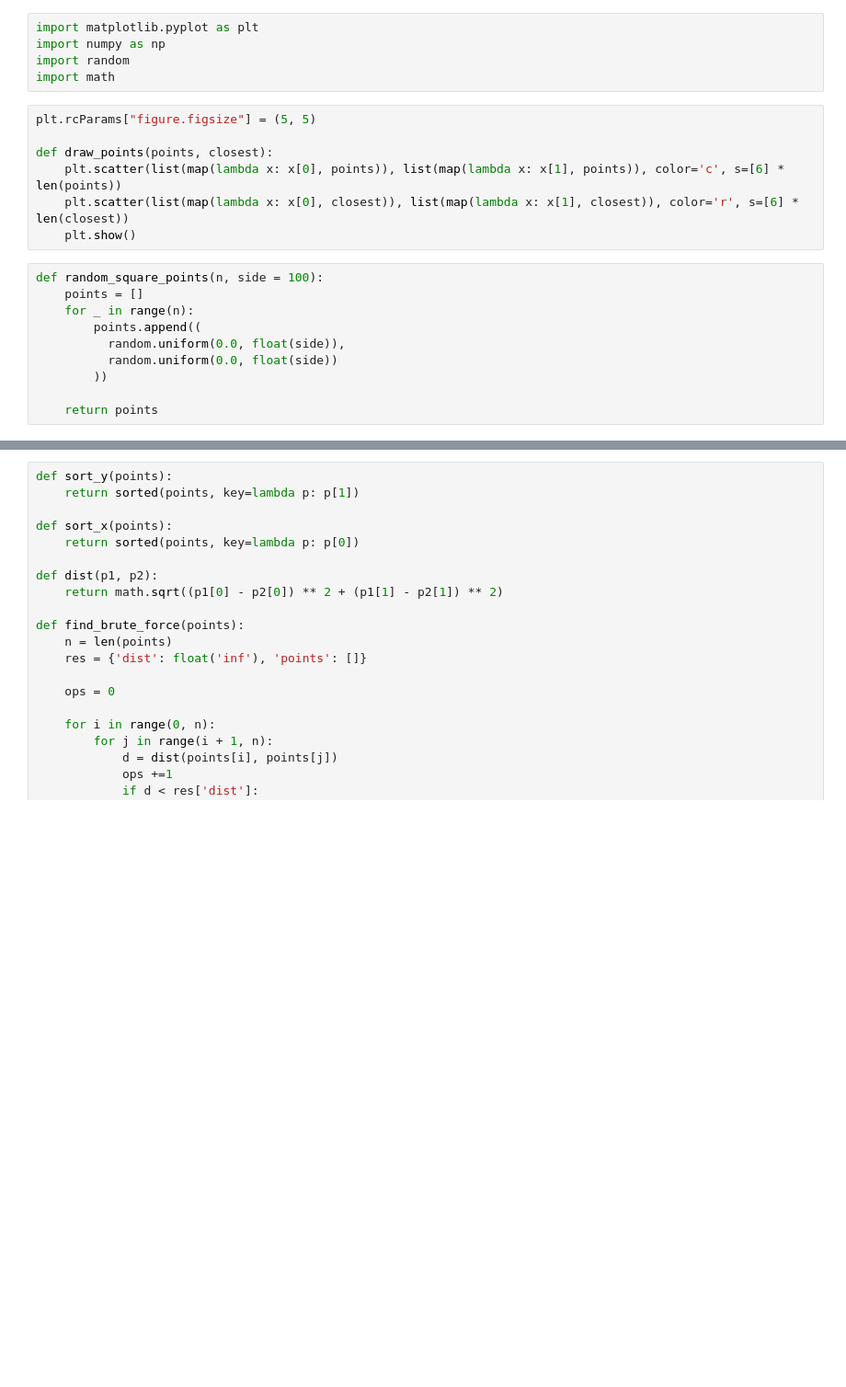
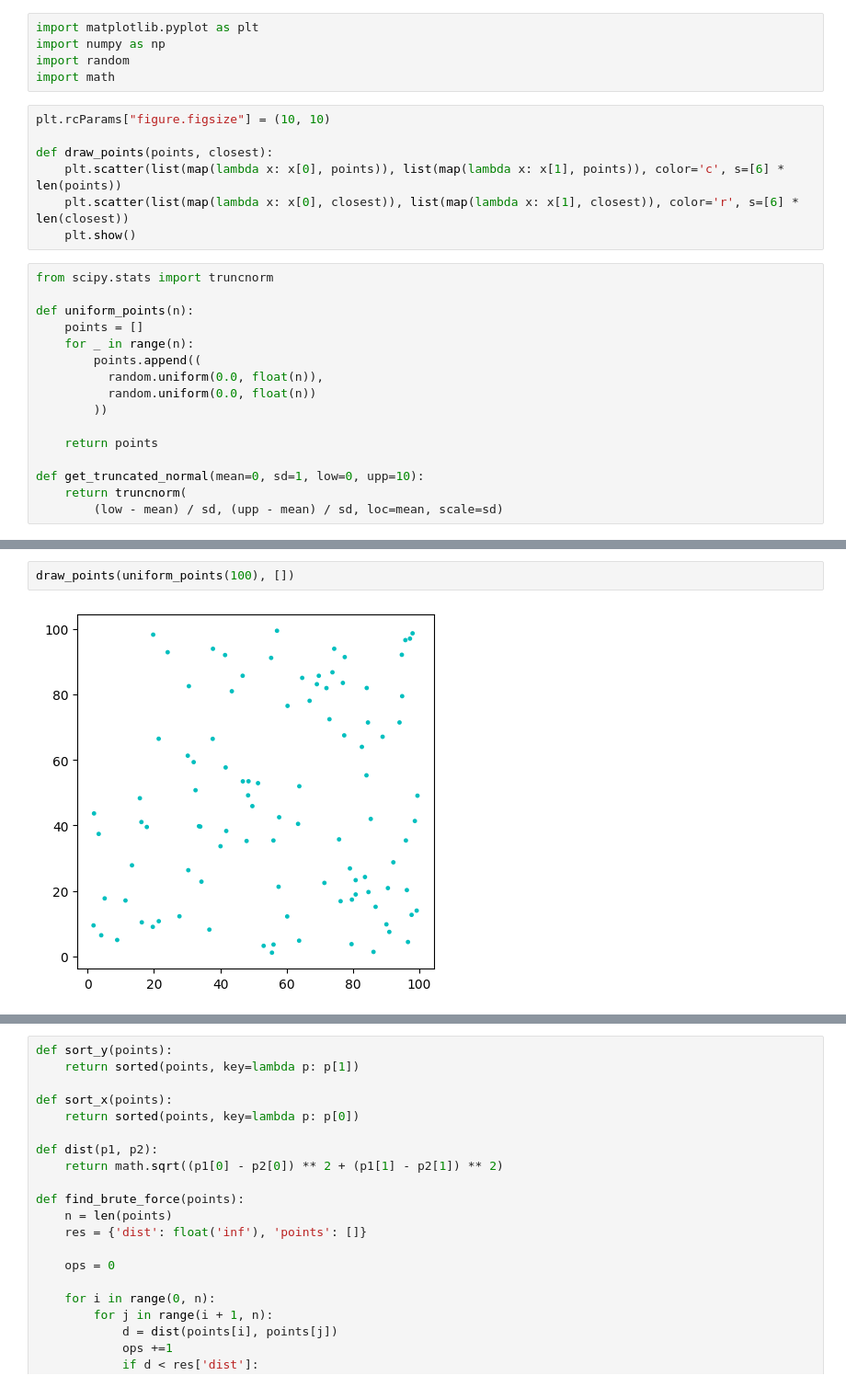
Before and after one commit to yurtsiv/pwr, a Jupyter notebook: masters/semester-2/mpa/lab5/Lab 5.ipynb, the cells around one changed output, grey strips where cells are left out. Shown at 92% size. Saved outputs shown, nothing was run; the diff lists cells and outputs as text; blank space fills up the shorter version.

```diff
--- a/masters/semester-2/mpa/lab5/Lab 5.ipynb
+++ b/masters/semester-2/mpa/lab5/Lab 5.ipynb
@@ -4,19 +4,25 @@ import numpy as np
 import random
 import math
 # %%
-plt.rcParams["figure.figsize"] = (5, 5)
+plt.rcParams["figure.figsize"] = (10, 10)
 
 def draw_points(points, closest):
     plt.scatter(list(map(lambda x: x[0], points)), list(map(lambda x: x[1], points)), color='c', s=[6] * len(points))
     plt.scatter(list(map(lambda x: x[0], closest)), list(map(lambda x: x[1], closest)), color='r', s=[6] * len(closest))
     plt.show()
 # %%
-def random_square_points(n, side = 100):
+from scipy.stats import truncnorm
+
+def uniform_points(n):
     points = []
     for _ in range(n):
         points.append((
-          random.uniform(0.0, float(side)),
-          random.uniform(0.0, float(side))
+          random.uniform(0.0, float(n)),
+          random.uniform(0.0, float(n))
         ))
 
     return points
+
+def get_truncated_normal(mean=0, sd=1, low=0, upp=10):
+    return truncnorm(
+        (low - mean) / sd, (upp - mean) / sd, loc=mean, scale=sd)
@@ -22,0 +87,4 @@ def random_square_points(n, side = 100):
+# %%
+draw_points(uniform_points(100), [])
+# %% [output]
+[figure, added]
```
Also changed, not shown: parts of 20 cells of this notebook.
